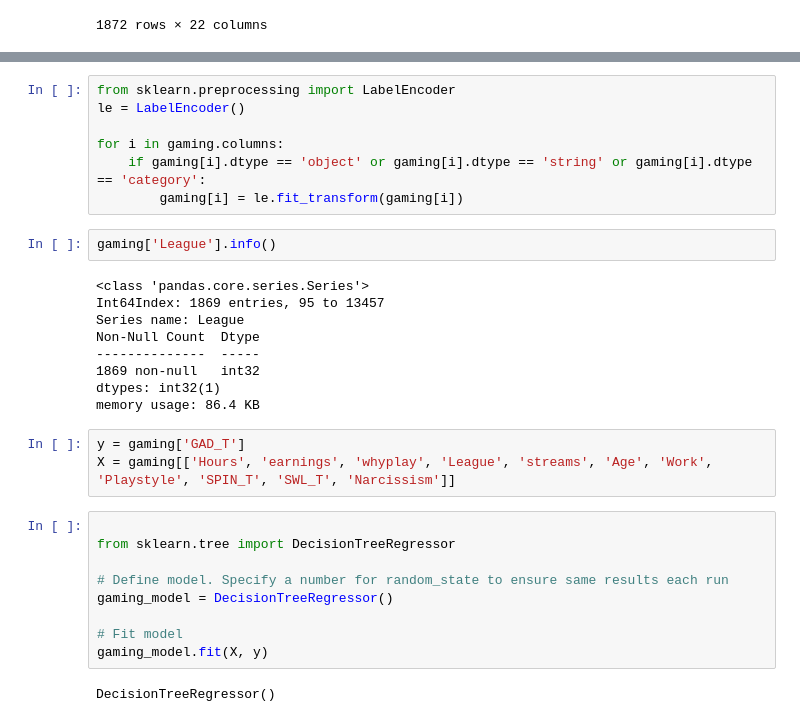
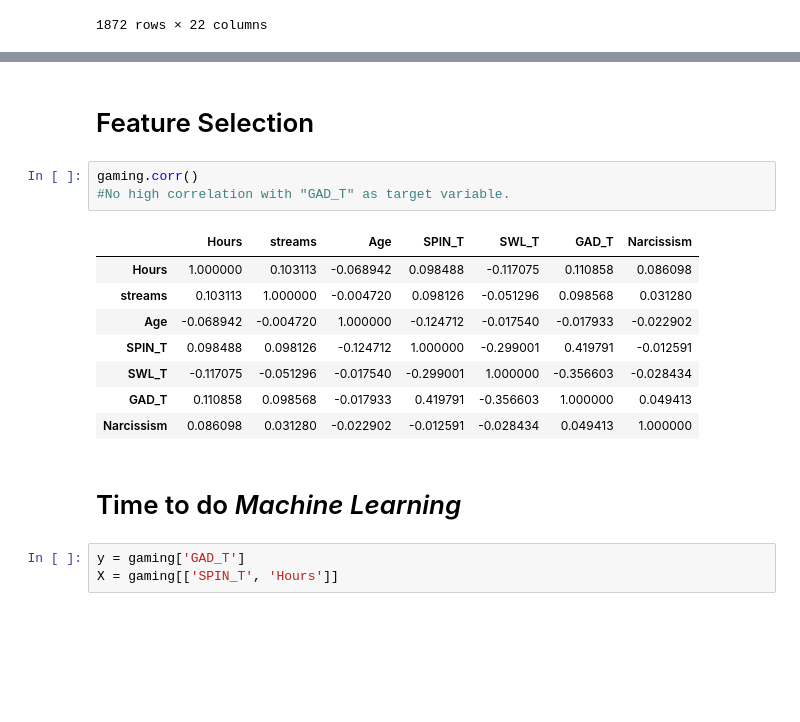
Before and after one commit to jpjon/Gamer-Anxiety-Analysis, a Jupyter notebook: Project.ipynb, the cells around one changed output, grey strips where cells are left out. Saved outputs shown, nothing was run; the diff lists cells and outputs as text; blank space fills up the shorter version.

```diff
--- a/Project.ipynb
+++ b/Project.ipynb
@@ -462,35 +472,22 @@ Lets make important categorical features to ordinal values
-# %%
-from sklearn.preprocessing import LabelEncoder
-le = LabelEncoder()
-
-for i in gaming.columns:
-    if gaming[i].dtype == 'object' or gaming[i].dtype == 'string' or gaming[i].dtype == 'category':
-        gaming[i] = le.fit_transform(gaming[i])
-# %%
-gaming['League'].info()
-# %% [output]
-<class 'pandas.core.series.Series'>
-Int64Index: 1869 entries, 95 to 13457
-Series name: League
-Non-Null Count  Dtype
---------------  -----
-1869 non-null   int32
-dtypes: int32(1)
-memory usage: 86.4 KB
+# %% [markdown]
+# Feature Selection
+# %%
+gaming.corr()
+#No high correlation with "GAD_T" as target variable.
+# %% [output]
+|  | Hours | streams | Age | SPIN_T | SWL_T | GAD_T | Narcissism |
+| Hours | 1.000000 | 0.103113 | -0.068942 | 0.098488 | -0.117075 | 0.110858 | 0.086098 |
+| streams | 0.103113 | 1.000000 | -0.004720 | 0.098126 | -0.051296 | 0.098568 | 0.031280 |
+| Age | -0.068942 | -0.004720 | 1.000000 | -0.124712 | -0.017540 | -0.017933 | -0.022902 |
+| SPIN_T | 0.098488 | 0.098126 | -0.124712 | 1.000000 | -0.299001 | 0.419791 | -0.012591 |
+| SWL_T | -0.117075 | -0.051296 | -0.017540 | -0.299001 | 1.000000 | -0.356603 | -0.028434 |
+| GAD_T | 0.110858 | 0.098568 | -0.017933 | 0.419791 | -0.356603 | 1.000000 | 0.049413 |
+| Narcissism | 0.086098 | 0.031280 | -0.022902 | -0.012591 | -0.028434 | 0.049413 | 1.000000 |
+# %% [markdown]
+# Time to do *Machine Learning*
 # %%
 y = gaming['GAD_T']
-X = gaming[['Hours', 'earnings', 'whyplay', 'League', 'streams', 'Age', 'Work', 'Playstyle', 'SPIN_T', 'SWL_T', 'Narcissism']]
+X = gaming[['SPIN_T', 'Hours']]
-# %%
-
-from sklearn.tree import DecisionTreeRegressor
-
-# Define model. Specify a number for random_state to ensure same results each run
-gaming_model = DecisionTreeRegressor()
-
-# Fit model
-gaming_model.fit(X, y)
-# %% [output]
-DecisionTreeRegressor()
 # %%
 from sklearn.linear_model import LogisticRegression
 from sklearn.metrics import r2_score , mean_squared_error ,confusion_matrix,accuracy_score
```
Also changed, not shown: parts of 13 cells of this notebook.
